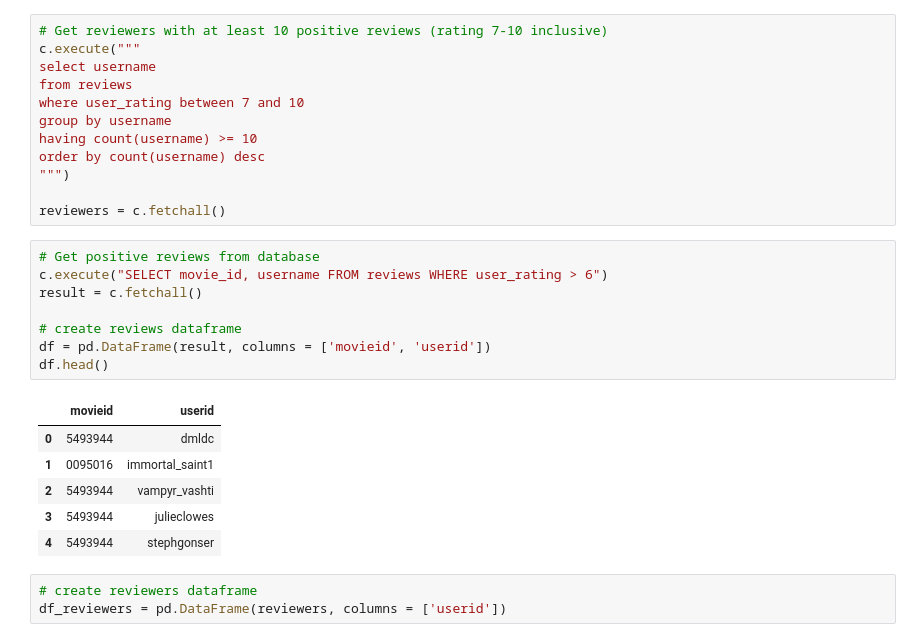
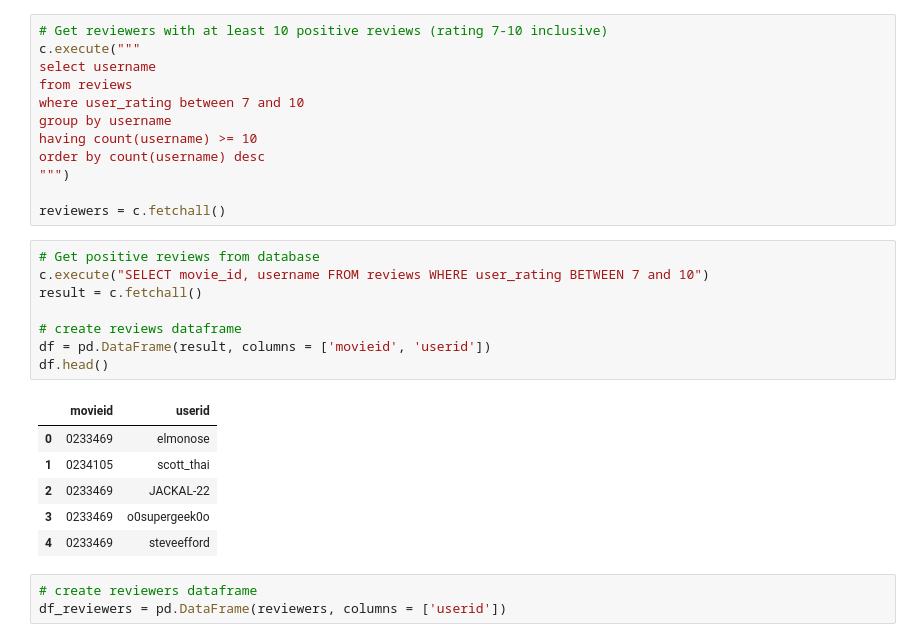
Before and after one commit to BloomTech-Labs/Groa-ds, a Jupyter notebook: SageMaker/Word2Vec_v2.5_train.ipynb, the cells around one changed output. Saved outputs shown, nothing was run; the diff lists cells and outputs as text.

```diff
--- a/SageMaker/Word2Vec_v2.5_train.ipynb
+++ b/SageMaker/Word2Vec_v2.5_train.ipynb
@@ -60,19 +60,19 @@ order by count(username) desc
 reviewers = c.fetchall()
 # %%
 # Get positive reviews from database
-c.execute("SELECT movie_id, username FROM reviews WHERE user_rating > 6")
+c.execute("SELECT movie_id, username FROM reviews WHERE user_rating BETWEEN 7 and 10")
 result = c.fetchall()
 
 # create reviews dataframe
 df = pd.DataFrame(result, columns = ['movieid', 'userid'])
 df.head()
 # %% [output]
 |  | movieid | userid |
-| 0 | 5493944 | dmldc |
-| 1 | 0095016 | immortal_saint1 |
-| 2 | 5493944 | vampyr_vashti |
-| 3 | 5493944 | julieclowes |
-| 4 | 5493944 | stephgonser |
+| 0 | 0233469 | elmonose |
+| 1 | 0234105 | scott_thai |
+| 2 | 0233469 | JACKAL-22 |
+| 3 | 0233469 | o0supergeek0o |
+| 4 | 0233469 | steveefford |
 # %%
 # create reviewers dataframe
 df_reviewers = pd.DataFrame(reviewers, columns = ['userid'])
```
Also changed, not shown: parts of 16 cells of this notebook.
